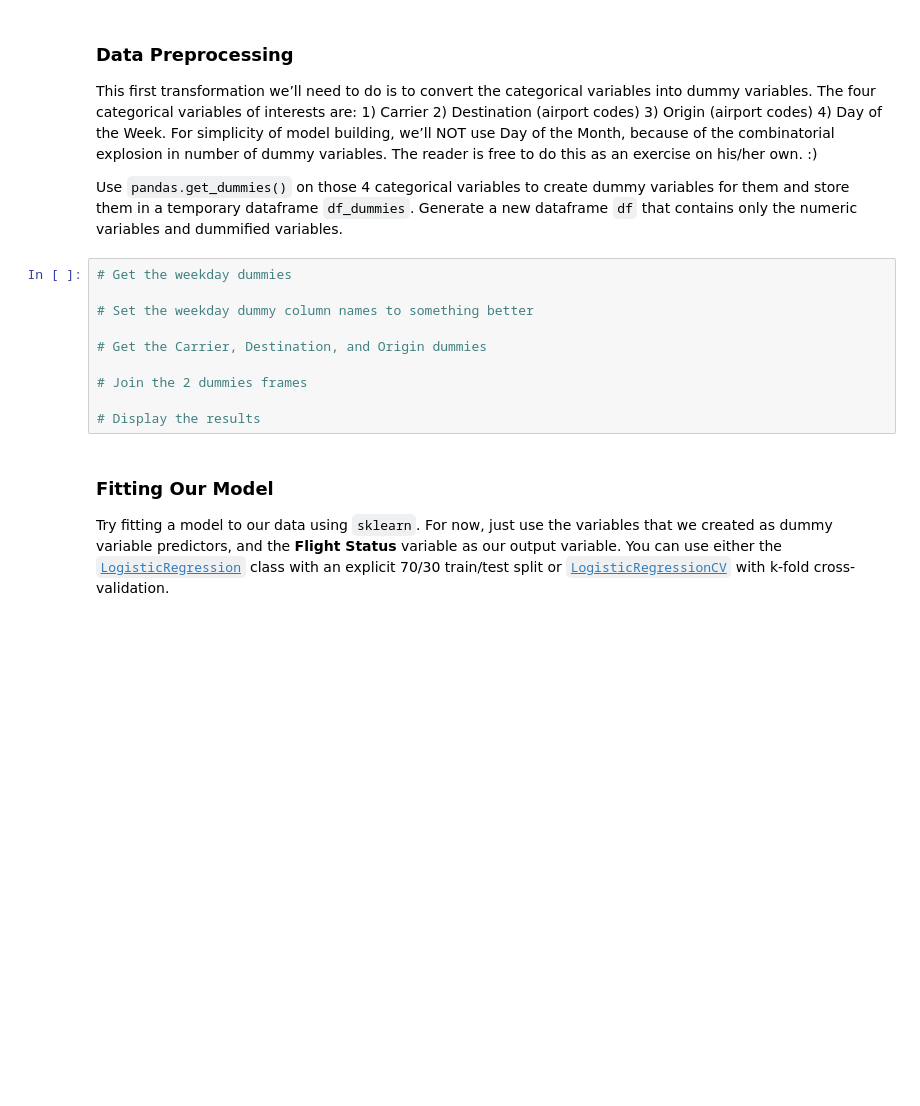
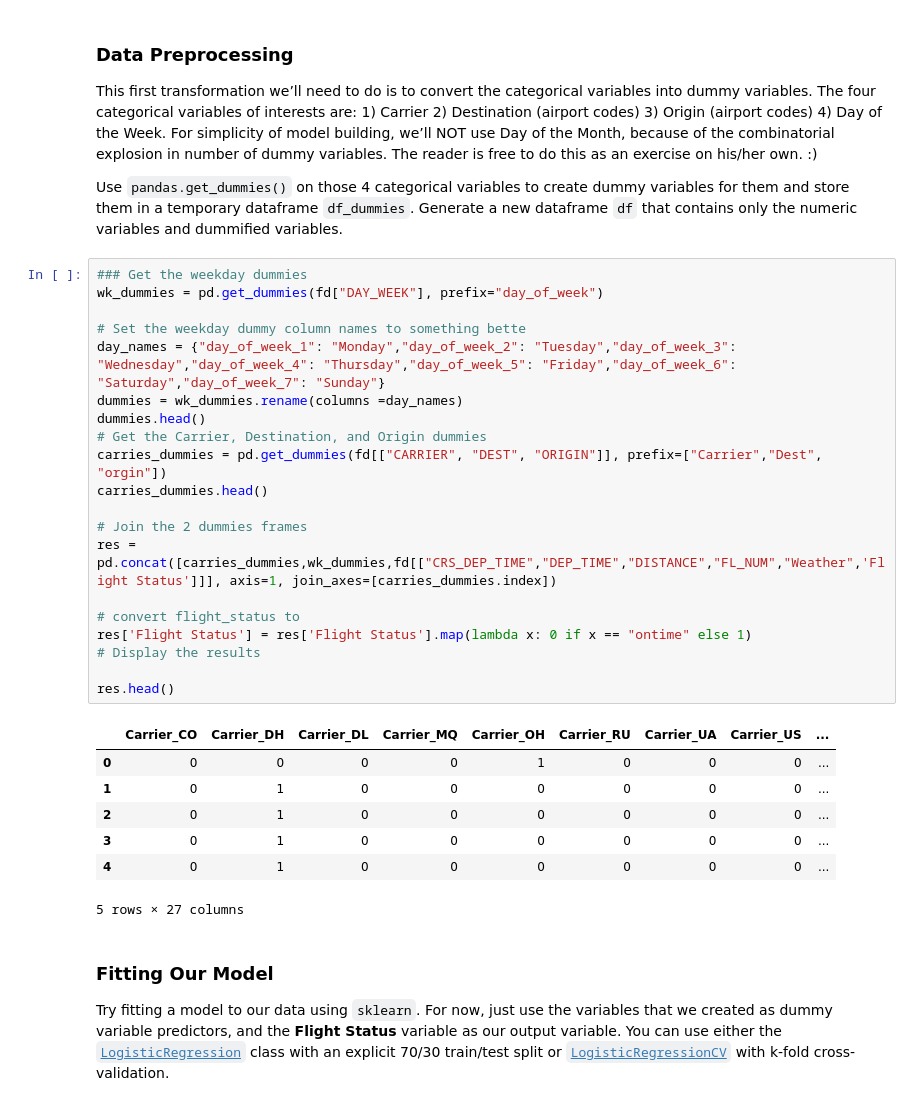
Before and after one commit to townie/DS_BOS_07, a Jupyter notebook: Notebooks/08_Logistic_Regression-KW.ipynb, the cells around one changed output. Saved outputs shown, nothing was run; the diff lists cells and outputs as text; blank space fills up the shorter version.

```diff
--- a/Notebooks/08_Logistic_Regression-KW.ipynb
+++ b/Notebooks/08_Logistic_Regression-KW.ipynb
@@ -499,16 +502,34 @@ This first transformation we’ll need to do is to convert the categorical varia
 The four categorical variables of interests are: 1) Carrier 2) Destination (airport codes) 3) Origin (airport codes) 4) Day of the Week. For simplicity of model building, we’ll NOT use Day of the Month, because of the combinatorial explosion in number of dummy variables. The reader is free to do this as an exercise on his/her own. :)
 
 Use `pandas.get_dummies()` on those 4 categorical variables to create dummy variables for them and store them in a temporary dataframe `df_dummies`.  Generate a new dataframe `df` that contains only the numeric variables and dummified variables.
-# %%
-# Get the weekday dummies
-
-# Set the weekday dummy column names to something better
-
-# Get the Carrier, Destination, and Origin dummies
-
-# Join the 2 dummies frames
-
-# Display the results
+# %%
+### Get the weekday dummies
+wk_dummies = pd.get_dummies(fd["DAY_WEEK"], prefix="day_of_week")
+
+# Set the weekday dummy column names to something bette
+day_names = {"day_of_week_1": "Monday","day_of_week_2": "Tuesday","day_of_week_3": "Wednesday","day_of_week_4": "Thursday","day_of_week_5": "Friday","day_of_week_6": "Saturday","day_of_week_7": "Sunday"}
+dummies = wk_dummies.rename(columns =day_names)
+dummies.head()
+# Get the Carrier, Destination, and Origin dummies
+carries_dummies = pd.get_dummies(fd[["CARRIER", "DEST", "ORIGIN"]], prefix=["Carrier","Dest", "orgin"])
+carries_dummies.head()
+
+# Join the 2 dummies frames
+res = pd.concat([carries_dummies,wk_dummies,fd[["CRS_DEP_TIME","DEP_TIME","DISTANCE","FL_NUM","Weather",'Flight Status']]], axis=1, join_axes=[carries_dummies.index])
+
+# convert flight_status to
+res['Flight Status'] = res['Flight Status'].map(lambda x: 0 if x == "ontime" else 1)
+# Display the results
+
+res.head()
+# %% [output]
+|  | Carrier_CO | Carrier_DH | Carrier_DL | Carrier_MQ | Carrier_OH | Carrier_RU | Carrier_UA | Carrier_US | ... |
+| 0 | 0 | 0 | 0 | 0 | 1 | 0 | 0 | 0 | ... |
+| 1 | 0 | 1 | 0 | 0 | 0 | 0 | 0 | 0 | ... |
+| 2 | 0 | 1 | 0 | 0 | 0 | 0 | 0 | 0 | ... |
+| 3 | 0 | 1 | 0 | 0 | 0 | 0 | 0 | 0 | ... |
+| 4 | 0 | 1 | 0 | 0 | 0 | 0 | 0 | 0 | ... |
+5 rows × 27 columns
 # %% [markdown]
 ### Fitting Our Model
 Try fitting a model to our data using `sklearn`.  For now, just use the variables that we created as dummy variable predictors, and the **Flight Status** variable as our output variable.  You can use either the [`LogisticRegression`](http://scikit-learn.org/stable/modules/generated/sklearn.linear_model.LogisticRegression.html) class with an explicit 70/30 train/test split or [`LogisticRegressionCV`](http://scikit-learn.org/stable/modules/generated/sklearn.linear_model.LogisticRegressionCV.html) with k-fold cross-validation.
```
Also changed, not shown: parts of 15 cells of this notebook, 4 other files.
